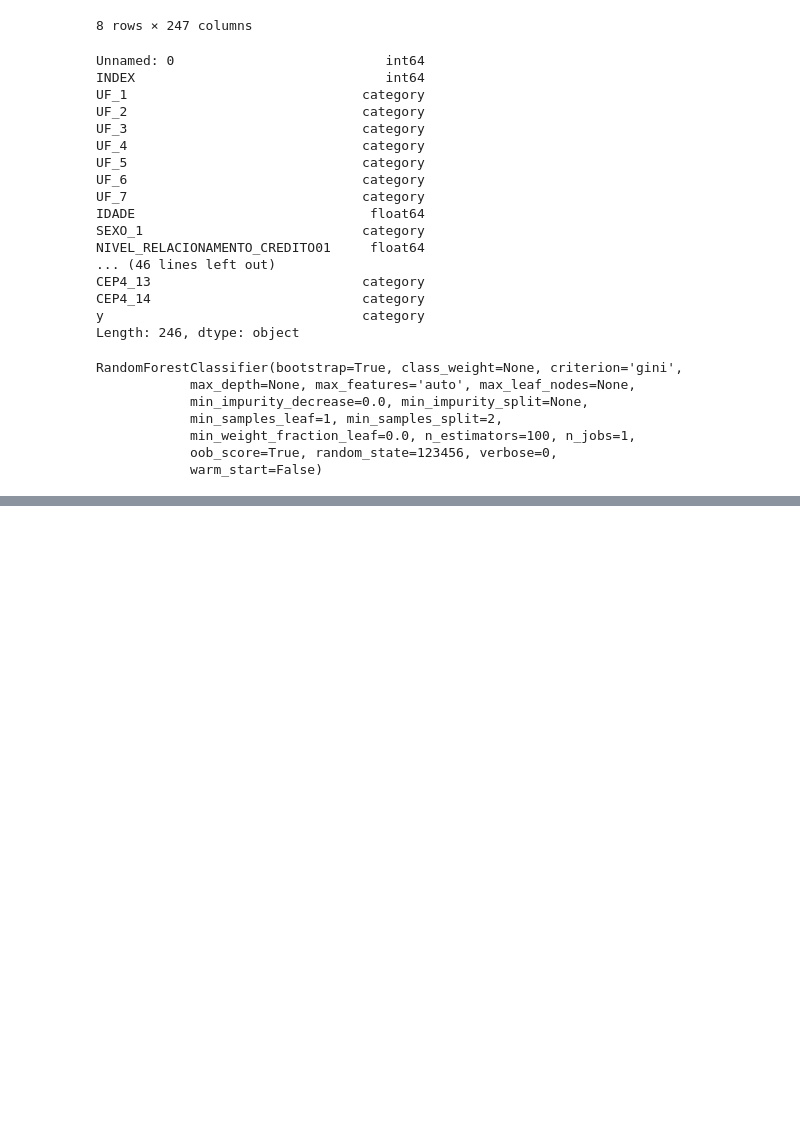
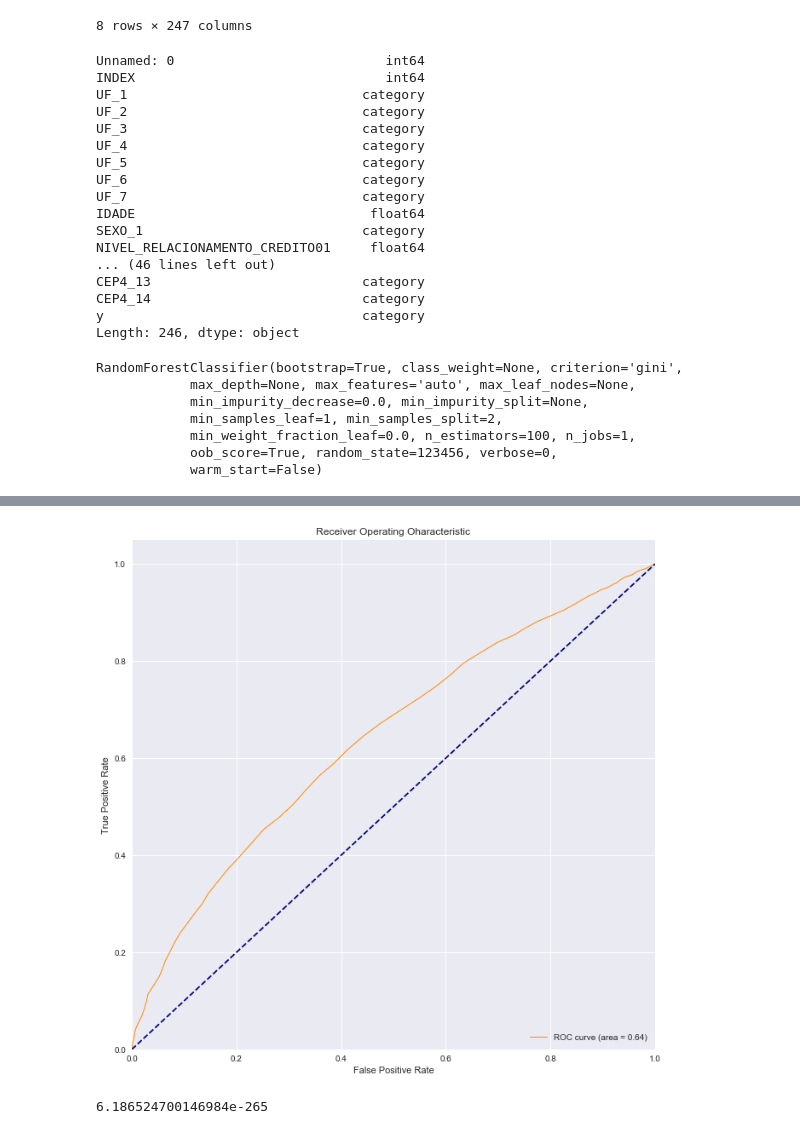
Before and after one commit to wba25/projeto-redes-neurais, a Jupyter notebook: RandomForest.ipynb, the cells around one changed output, grey strips where cells are left out. Drawn from its saved outputs; the diff is of its cells as text; code cells hidden in the pictures; blank space fills up the shorter version.

```diff
--- a/RandomForest.ipynb
+++ b/RandomForest.ipynb
@@ -134,0 +135,32 @@ cm
+# %%
+y_pred_rt = rf.predict_proba(X_test)[:, 1]
+fpr, tpr, thresholds = roc_curve(y_test.values, y_pred_rt, pos_label=1)
+# %%
+%matplotlib inline
+from sklearn.metrics import auc
+
+roc_auc = auc(fpr, tpr)
+
+plt.figure(figsize=(11,11))
+plt.plot(fpr, tpr, color='darkorange', lw=1, label='ROC curve (area = %0.2f)' % roc_auc)
+#plt.plot(tpr, fpr, color='darkblue', lw=1, label='ROC curve (area = %0.2f)' % roc_auc)
+plt.plot([0, 1], [0, 1], color='navy', linestyle='--')
+plt.xlim([0.0, 1.0])
+plt.ylim([0.0, 1.05])
+plt.xlabel('False Positive Rate')
+plt.ylabel('True Positive Rate')
+plt.title('Receiver Operating Oharacteristic')
+plt.legend(loc="lower right")
+plt.show()
+# %% [output]
+[figure, added]
+# %%
+from scipy import stats
+
+np.set_printoptions(suppress=True)
+
+ks = stats.ks_2samp(y_test.iloc[:,0].values, predicted)
+
+print("{}".format(ks.pvalue))
+# %% [output]
+6.186524700146984e-265
```
Also changed, not shown: parts of 4 cells of this notebook.
